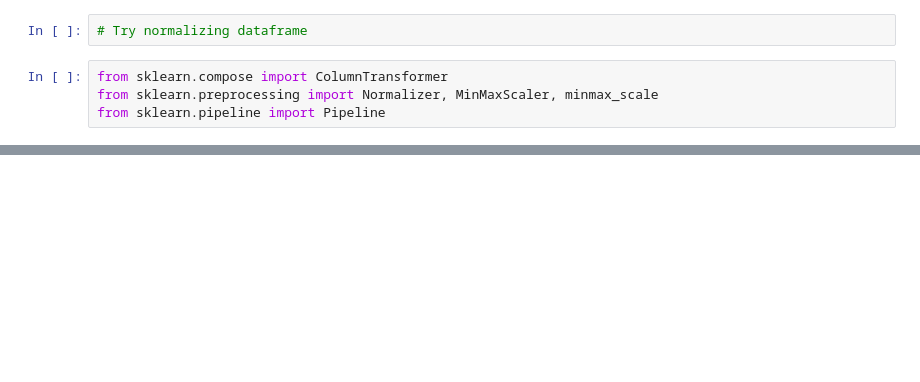
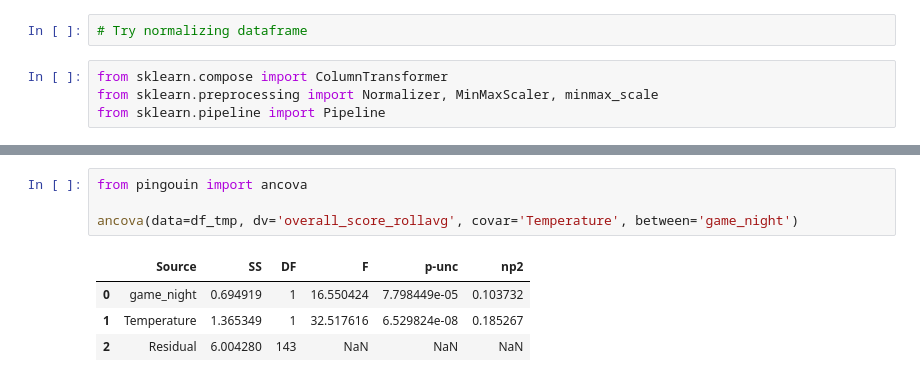
Before and after one commit to DresRumler/fitbit_project, a Jupyter notebook: EDA.ipynb, the cells around one changed output, grey strips where cells are left out. Drawn from its saved outputs; the diff is of its cells as text; blank space fills up the shorter version.

```diff
--- a/EDA.ipynb
+++ b/EDA.ipynb
@@ -316,0 +287,9 @@ sns.lmplot(x='overall_score_rollavg', y='Højeste_rollavg', hue='game_night', da
+# %%
+from pingouin import ancova
+
+ancova(data=df_tmp, dv='overall_score_rollavg', covar='Temperature', between='game_night')
+# %% [output]
+|  | Source | SS | DF | F | p-unc | np2 |
+| 0 | game_night | 0.694919 | 1 | 16.550424 | 7.798449e-05 | 0.103732 |
+| 1 | Temperature | 1.365349 | 1 | 32.517616 | 6.529824e-08 | 0.185267 |
+| 2 | Residual | 6.004280 | 143 | NaN | NaN | NaN |
```
Also changed, not shown: parts of 28 cells of this notebook.
